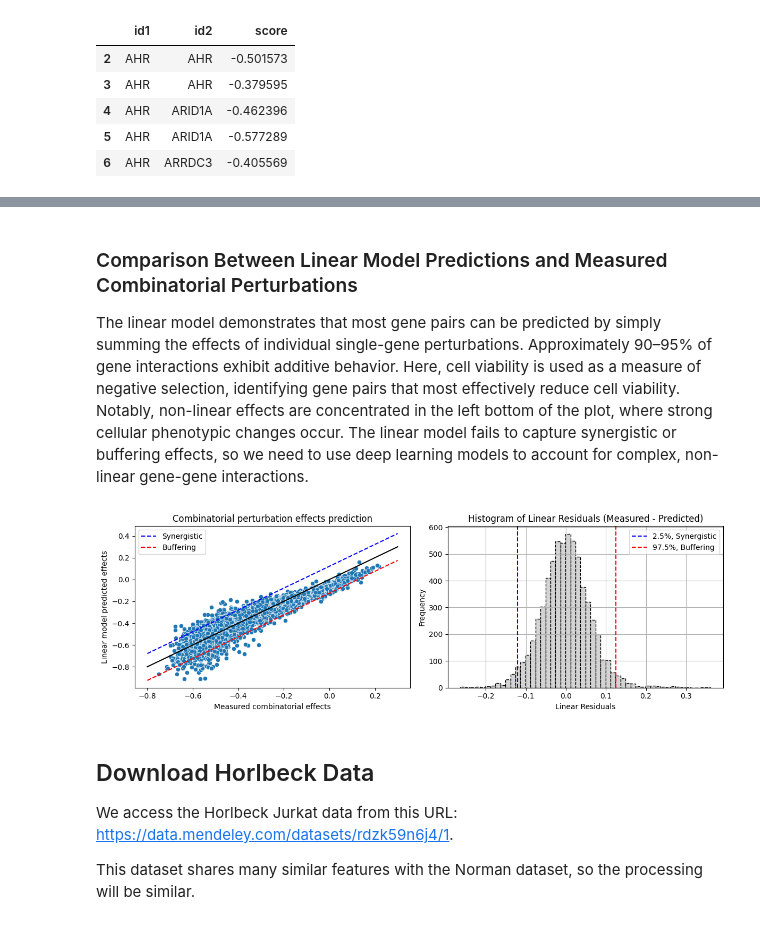
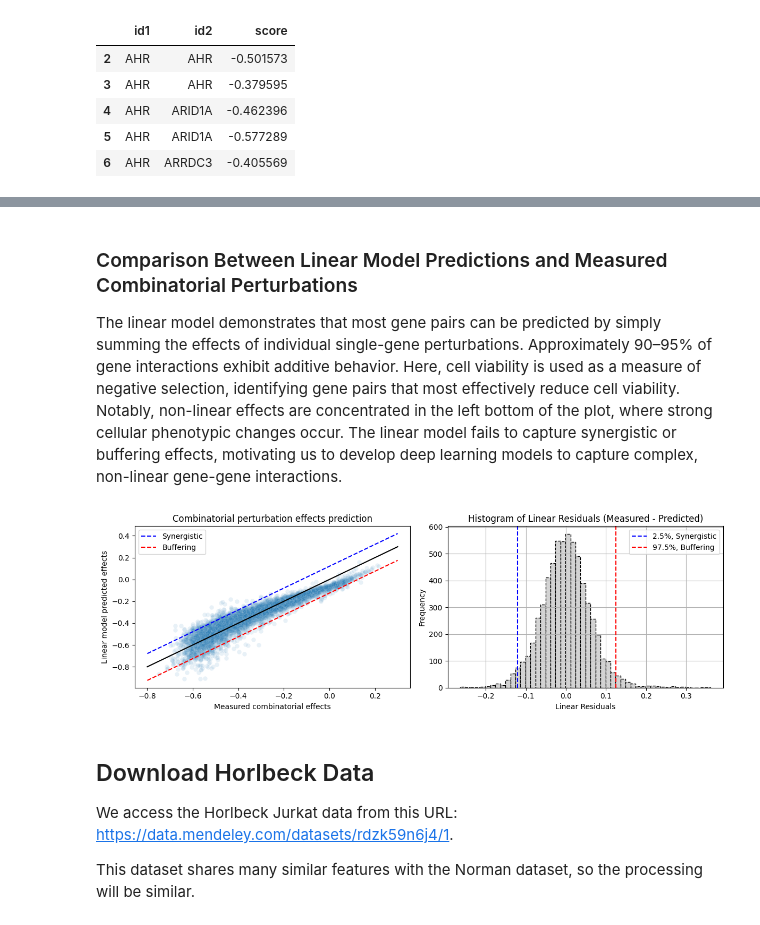
Before and after one commit to NeptuneBio/NAIAD, a Jupyter notebook: tutorials/data_preparation_tutorial.ipynb, the cells around one changed output, grey strips where cells are left out. Cells and saved outputs as stored; diff of their text form; code cells hidden in the pictures.

```diff
--- a/tutorials/data_preparation_tutorial.ipynb
+++ b/tutorials/data_preparation_tutorial.ipynb
@@ -152,38 +156,37 @@ upper_quant = naiad_data['linear_residuals'].quantile(0.975)
 # %% [markdown]
 ### Comparison Between Linear Model Predictions and Measured Combinatorial Perturbations
 
-The linear model demonstrates that most gene pairs can be predicted by simply summing the effects of individual single-gene perturbations. Approximately 90–95% of gene interactions exhibit additive behavior. Here, cell viability is used as a measure of negative selection, identifying gene pairs that most effectively reduce cell viability. Notably, non-linear effects are concentrated in the left bottom of the plot, where strong cellular phenotypic changes occur. The linear model fails to capture synergistic or buffering effects, so we need to use deep learning models to account for complex, non-linear gene-gene interactions.
+The linear model demonstrates that most gene pairs can be predicted by simply summing the effects of individual single-gene perturbations. Approximately 90–95% of gene interactions exhibit additive behavior. Here, cell viability is used as a measure of negative selection, identifying gene pairs that most effectively reduce cell viability. Notably, non-linear effects are concentrated in the left bottom of the plot, where strong cellular phenotypic changes occur. The linear model fails to capture synergistic or buffering effects, motivating us to develop deep learning models to capture complex, non-linear gene-gene interactions.
 # %%
-
 plt.figure(figsize=(12, 4))
 
 plt.subplot(1, 2, 1)
-sns.scatterplot(x='comb_score', y='linear_predicted', data=naiad_data)
-plt.plot([-0.8, 0.3], [-0.8, 0.3], color='black' )
-plt.plot([-0.8, 0.3], [-0.8 - lower_quant, 0.3 - lower_quant], color='blue', linestyle='--', label = 'Synergistic' )
-plt.plot([-0.8, 0.3], [-0.8 - upper_quant, 0.3 - upper_quant], color='red', linestyle='--', label = 'Buffering' )
+sns.scatterplot(x='comb_score', y='linear_predicted', data=naiad_data, alpha=0.1)
+plt.plot([-0.8, 0.3], [-0.8, 0.3], color='black')
+plt.plot([-0.8, 0.3], [-0.8 - lower_quant, 0.3 - lower_quant], color='blue', linestyle='--', label='Synergistic')
+plt.plot([-0.8, 0.3], [-0.8 - upper_quant, 0.3 - upper_quant], color='red', linestyle='--', label='Buffering')
 x_vals = np.linspace(-0.8, 0.3, 100)
 
 plt.title("Combinatorial perturbation effects prediction")
 plt.xlabel("Measured combinatorial effects")
 plt.ylabel("Linear model predicted effects")
 plt.legend()
 
 
 plt.subplot(1, 2, 2)
 naiad_data['linear_residuals'].hist(bins=50, color='lightgrey', edgecolor='black', linestyle='--')
 plt.axvline(lower_quant, color='blue', linestyle='--', label='2.5%, Synergistic')
 plt.axvline(upper_quant, color='red', linestyle='--', label='97.5%, Buffering')
 plt.title("Histogram of Linear Residuals (Measured - Predicted)")
 plt.xlabel("Linear Residuals")
 plt.ylabel("Frequency")
 plt.legend()
 
 # Show the plots
 plt.tight_layout()
 plt.show()
 # %% [output]
-[figure, old version]
+[figure, new version]
 # %% [markdown]
 ## Download Horlbeck Data
 
```
Also changed, not shown: parts of 12 cells of this notebook, 5 other files.
